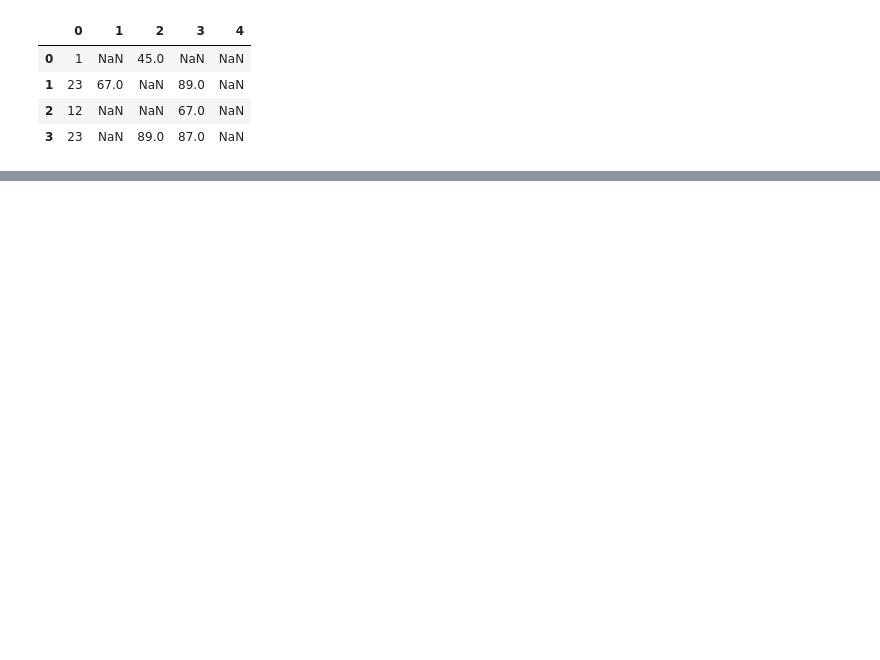
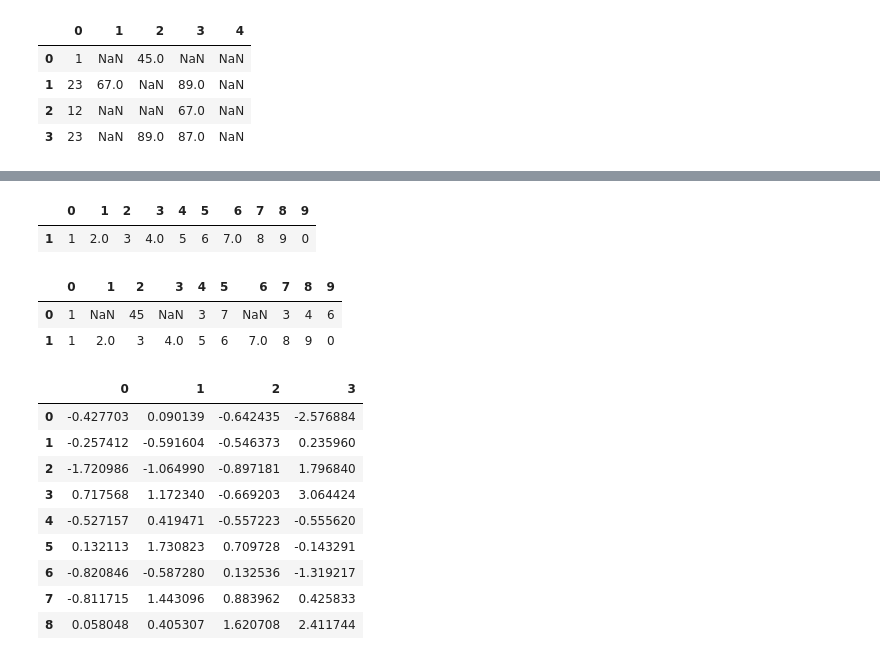
Before and after one commit to MuhammadHamzaAfzal/Python_Class_Work_jz, a Jupyter notebook: Pandas_3.ipynb, the cells around one changed output, grey strips where cells are left out. Saved outputs shown, nothing was run; the diff lists cells and outputs as text; code cells hidden in the pictures; blank space fills up the shorter version.

```diff
--- a/Pandas_3.ipynb
+++ b/Pandas_3.ipynb
@@ -137,0 +146,25 @@ data.dropna(thresh = 2)
+# %%
+tr.dropna(thresh=8)
+# %% [output]
+|  | 0 | 1 | 2 | 3 | 4 | 5 | 6 | 7 | 8 | 9 |
+| 1 | 1 | 2.0 | 3 | 4.0 | 5 | 6 | 7.0 | 8 | 9 | 0 |
+# %%
+display(tr)
+# %% [output]
+|  | 0 | 1 | 2 | 3 | 4 | 5 | 6 | 7 | 8 | 9 |
+| 0 | 1 | NaN | 45 | NaN | 3 | 7 | NaN | 3 | 4 | 6 |
+| 1 | 1 | 2.0 | 3 | 4.0 | 5 | 6 | 7.0 | 8 | 9 | 0 |
+# %%
+data1 = pd.DataFrame(np.random.randn(9,4))
+data1
+# %% [output]
+|  | 0 | 1 | 2 | 3 |
+| 0 | -0.427703 | 0.090139 | -0.642435 | -2.576884 |
+| 1 | -0.257412 | -0.591604 | -0.546373 | 0.235960 |
+| 2 | -1.720986 | -1.064990 | -0.897181 | 1.796840 |
+| 3 | 0.717568 | 1.172340 | -0.669203 | 3.064424 |
+| 4 | -0.527157 | 0.419471 | -0.557223 | -0.555620 |
+| 5 | 0.132113 | 1.730823 | 0.709728 | -0.143291 |
+| 6 | -0.820846 | -0.587280 | 0.132536 | -1.319217 |
+| 7 | -0.811715 | 1.443096 | 0.883962 | 0.425833 |
+| 8 | 0.058048 | 0.405307 | 1.620708 | 2.411744 |
```
Also changed, not shown: parts of 30 cells of this notebook.
